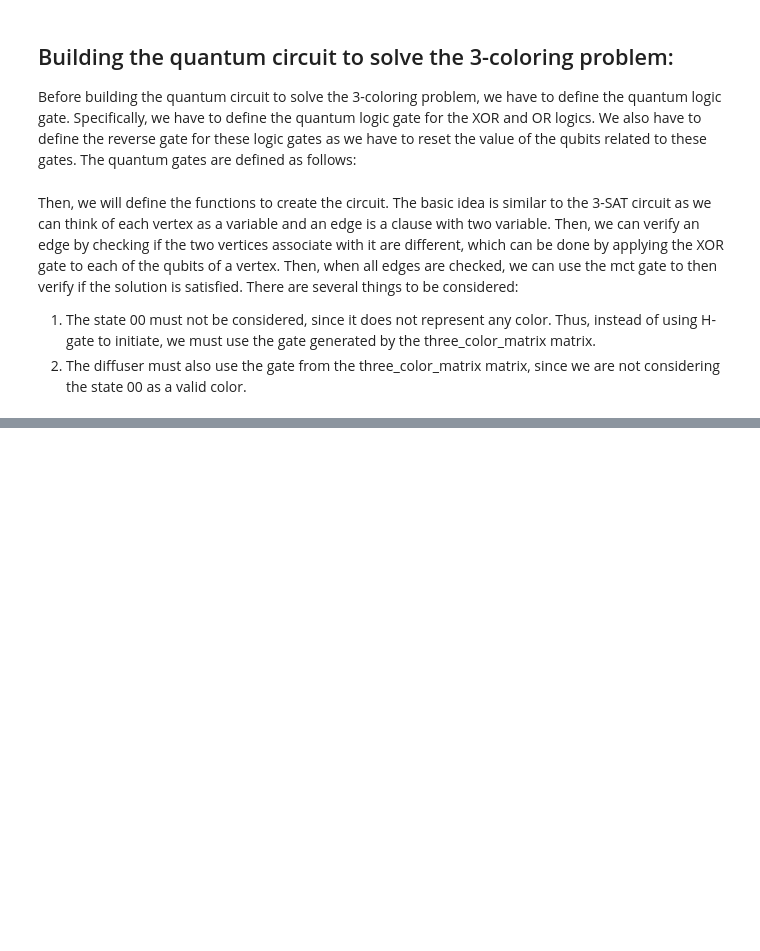
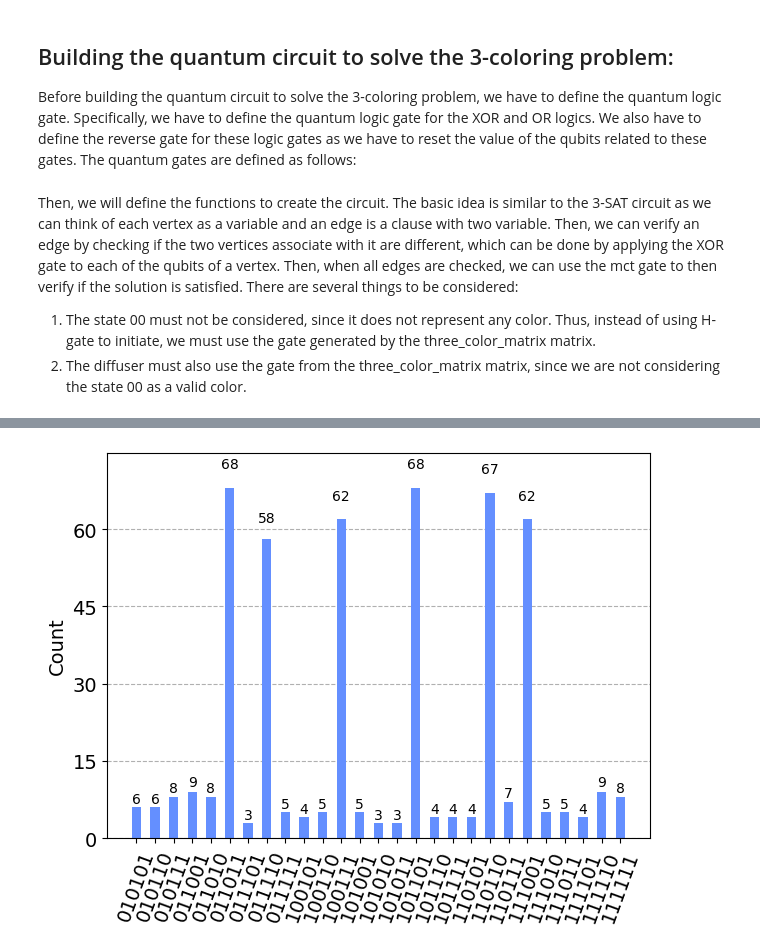
Before and after one commit to KhoiLe01/QuantumComputing, a Jupyter notebook: coding-assignment-5-part-2-ver2.ipynb, the cells around one changed output, grey strips where cells are left out. Saved outputs shown, nothing was run; the diff lists cells and outputs as text; code cells hidden in the pictures; blank space fills up the shorter version.

```diff
--- a/coding-assignment-5-part-2-ver2.ipynb
+++ b/coding-assignment-5-part-2-ver2.ipynb
@@ -143,3 +151,11 @@ def three_coloring_grovers(edges, n, trials):
+# %%
+edges = [(1,2), (2,3), (1,3)]
+n = 3
+trials = 500
+counts = three_coloring_grovers(edges, n, trials)
+plot_histogram(counts)
+# %% [output]
+[figure, added]
 # %%
 edges = [(1,2), (2,3), (1,4)]
 n = 4
```
Also changed, not shown: parts of 4 cells of this notebook, 1 other file.
